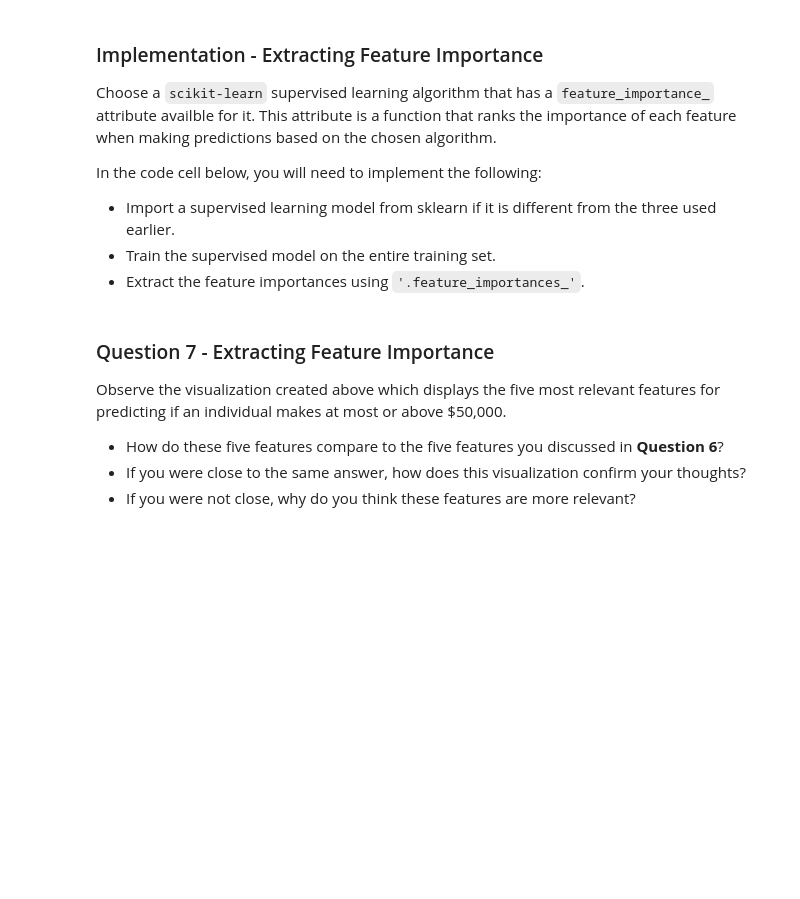
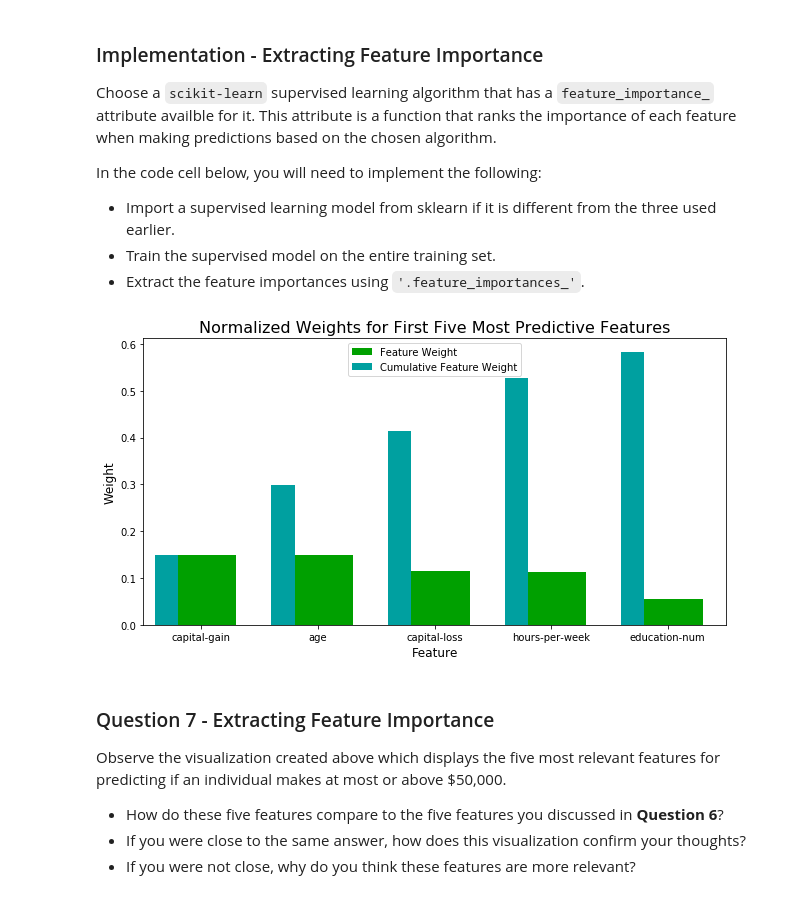
Before and after one commit to Aljasere/DSND_Term1, a Jupyter notebook: projects/p1_charityml/finding_donors.ipynb, the cells around one changed output. Saved outputs shown, nothing was run; the diff lists cells and outputs as text; code cells hidden in the pictures; blank space fills up the shorter version.

```diff
--- a/projects/p1_charityml/finding_donors.ipynb
+++ b/projects/p1_charityml/finding_donors.ipynb
@@ -514,23 +567,31 @@ Fine tune the chosen model. Use grid search (`GridSearchCV`) with at least one i
 
 **Note:** Depending on the algorithm chosen and the parameter list, the following implementation may take some time to run!
 # %%
-# TODO: Import 'GridSearchCV', 'make_scorer', and any other necessary libraries
+# Done: Import 'GridSearchCV', 'make_scorer', and any other necessary libraries
 
-# TODO: Initialize the classifier
-clf = None
+from sklearn.grid_search import GridSearchCV
+from sklearn.metrics import make_scorer
 
-# TODO: Create the parameters list you wish to tune, using a dictionary if needed.
+# Done: Initialize the classifier
+clf = GradientBoostingClassifier(random_state = 0, max_features = 'sqrt', subsample = 0.8,
+                                 warm_start = True, n_estimators = 500, learning_rate = 0.05)
+
+# Done: Create the parameters list you wish to tune, using a dictionary if needed.
 # HINT: parameters = {'parameter_1': [value1, value2], 'parameter_2': [value1, value2]}
-parameters = None
 
-# TODO: Make an fbeta_score scoring object using make_scorer()
-scorer = None
+parameters = {'min_samples_split': list(range(100,1000,100)),
+              'min_samples_leaf': [100, 300, 500],
+              'max_depth': list(range(10,30,2)),
+             }
 
-# TODO: Perform grid search on the classifier using 'scorer' as the scoring method using GridSearchCV()
-grid_obj = None
+# Done: Make an fbeta_score scoring object using make_scorer()
+scorer = make_scorer(fbeta_score, beta=0.5)
 
-# TODO: Fit the grid search object to the training data and find the optimal parameters using fit()
-grid_fit = None
+# Done: Perform grid search on the classifier using 'scorer' as the scoring method using GridSearchCV()
+grid_obj = GridSearchCV(clf, parameters, scoring=scorer, n_jobs=4)
+
+# Done: Fit the grid search object to the training data and find the optimal parameters using fit()
+grid_fit = grid_obj.fit(X_train, y_train)
 
 # Get the estimator
 best_clf = grid_fit.best_estimator_
@@ -584,17 +665,19 @@ In the code cell below, you will need to implement the following:
  - Train the supervised model on the entire training set.
  - Extract the feature importances using `'.feature_importances_'`.
 # %%
-# TODO: Import a supervised learning model that has 'feature_importances_'
+# Done: Import a supervised learning model that has 'feature_importances_'
+# Selecting the optimized model
 
+# Done: Train the supervised model on the training set using .fit(X_train, y_train)
+# Selecting the optimized model
 
-# TODO: Train the supervised model on the training set using .fit(X_train, y_train)
-model = None
-
-# TODO: Extract the feature importances using .feature_importances_
-importances = None
+# Done: Extract the feature importances using .feature_importances_
+importances = best_clf.feature_importances_
 
 # Plot
 vs.feature_plot(importances, X_train, y_train)
+# %% [output]
+[figure, added]
 # %% [markdown]
 ### Question 7 - Extracting Feature Importance
 
```
Also changed, not shown: parts of 17 cells of this notebook.
